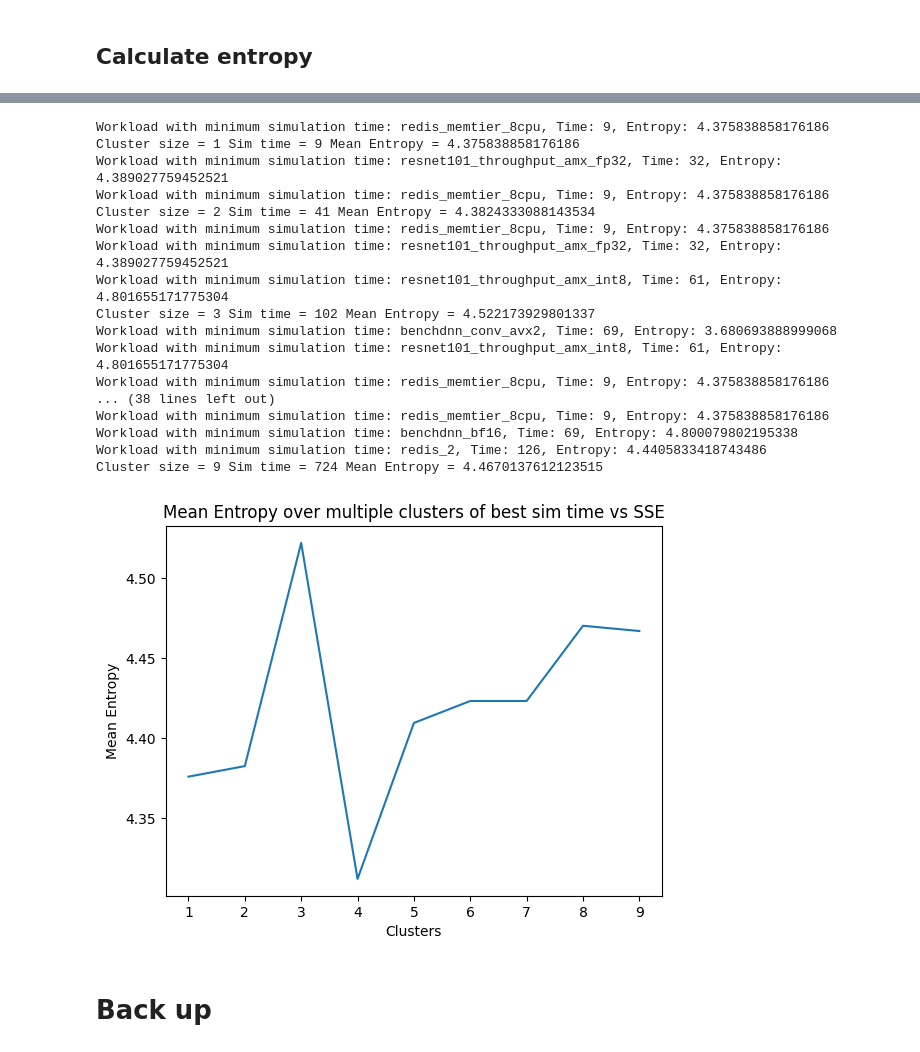
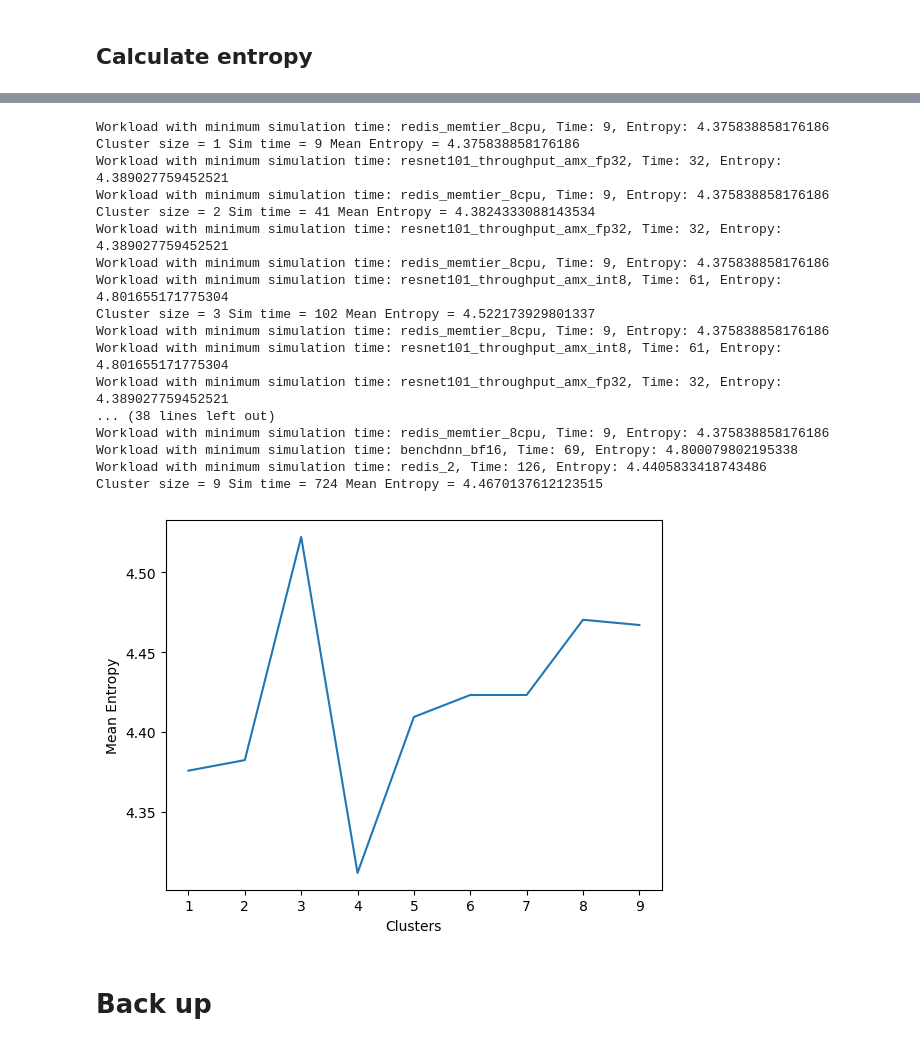
Before and after one commit to VictorRodriguez/doctorado, a Jupyter notebook: detector/main_pre_silicon-AI_DB.ipynb, the cells around one changed output, grey strips where cells are left out. Drawn from its saved outputs; the diff is of its cells as text; code cells hidden in the pictures.

```diff
--- a/detector/main_pre_silicon-AI_DB.ipynb
+++ b/detector/main_pre_silicon-AI_DB.ipynb
@@ -111,7 +111,10 @@ import matplotlib.pyplot as plt
 import numpy as np
 
 # Create subplots
-fig, (ax1, ax2) = plt.subplots(1, 2, figsize=(12, 6))
+#fig, (ax1, ax2) = plt.subplots(1, 2, figsize=(12, 6))
+
+# Create a single plot
+fig, ax1 = plt.subplots(figsize=(8, 6))
 
 # Scatter plot
 scatter = ax1.scatter(x=merged_df['principal component 1'], y=merged_df['principal component 2'], c=merged_df['Kind'], cmap='viridis')
@@ -126,17 +129,23 @@ for i, label in enumerate(merged_df['test_name']):
 
 ax1.set_xlabel("Principal Component 1")
 ax1.set_ylabel("Principal Component 2")
-ax1.set_title("Scatter Plot of Principal Components")
+#ax1.set_title("Scatter Plot of Principal Components")
 
 # Table
+#table_data = merged_df[['test_name']].copy()
+#table_data['ID'] = merged_df.index
+#table = ax2.table(cellText=table_data.values, colLabels=table_data.columns, loc='center')
+#table.auto_set_font_size(False)
+#table.set_fontsize(10)
+#table.scale(1.2, 1.2)
+#ax2.axis('off')
+#ax2.set_title("Table of Test Names and IDs")
+
+# Print table
 table_data = merged_df[['test_name']].copy()
 table_data['ID'] = merged_df.index
-table = ax2.table(cellText=table_data.values, colLabels=table_data.columns, loc='center')
-table.auto_set_font_size(False)
-table.set_fontsize(10)
-table.scale(1.2, 1.2)
-ax2.axis('off')
-ax2.set_title("Table of Test Names and IDs")
+print(table_data)
+
 
 # Show plot
 plt.show()
@@ -1016,10 +1040,25 @@ def calculate_probabilities(df):
     result = dict(zip(sorted_df['mnemonic'], probabilities))
     return result
 
+def calculate_pmf(df):
+    sorted_df = df.sort_values(by='count', ascending=False)
+    top_counts = sorted_df['count']
+    total_count = top_counts.sum()
+    probabilities = top_counts / total_count
+    result = dict(zip(sorted_df['mnemonic'], probabilities))
+    return result
+
+def calculate_total_pmf(df):
+    pmf_result = calculate_pmf(df)
+    total_pmf = sum(pmf_result.values())
+    return total_pmf
+
 def calculate_entropy(df):
     entropy_total = 0
     # Initialize an empty list to store entropy values
     prob = calculate_probabilities(df)
+    pmf = calculate_total_pmf(df)
+    print(f"PMF = {pmf}")
     for instruction, prob_value in prob.items():
         if prob_value > 0.0:
             entropy = prob_value * np.log2(prob_value)
@@ -1046,7 +1085,7 @@ print(df_entropy)
 # Plotting
 plt.figure(figsize=(10, 6))
 plt.barh(df_entropy['Test_Name'], df_entropy['Entropy'], color='skyblue')
-plt.title('Entropy for Each Test')
+#plt.title('Entropy for Each Test')
 plt.xlabel('Entropy')
 plt.ylabel('Test Name')
 plt.xticks(rotation=45)
@@ -1099,37 +1140,37 @@ for x in range(1,10):
         mean_entropy = total_entropy/x
         total_clusters_time += min_time
     mean_entropy_list.append(mean_entropy)
     print(f"Cluster size = {x} Sim time = {total_clusters_time} Mean Entropy = {mean_entropy}")
     total_clusters_time_v.append(total_clusters_time)
 
 
 # Plot the list
 # Define x-values starting from 1
 x_values = range(1, len(mean_entropy_list) + 1)
 # Plot the list with custom x-values
 plt.plot(x_values, mean_entropy_list)
 plt.xlabel('Clusters')
 plt.ylabel('Mean Entropy')
-plt.title('Mean Entropy over multiple clusters of best sim time vs SSE')
+#plt.title('Mean Entropy over multiple clusters of best sim time vs SSE')
 plt.show()
 # %% [output]
 Workload with minimum simulation time: redis_memtier_8cpu, Time: 9, Entropy: 4.375838858176186
 Cluster size = 1 Sim time = 9 Mean Entropy = 4.375838858176186
 Workload with minimum simulation time: resnet101_throughput_amx_fp32, Time: 32, Entropy: 4.389027759452521
 Workload with minimum simulation time: redis_memtier_8cpu, Time: 9, Entropy: 4.375838858176186
 Cluster size = 2 Sim time = 41 Mean Entropy = 4.3824333088143534
+Workload with minimum simulation time: resnet101_throughput_amx_fp32, Time: 32, Entropy: 4.389027759452521
 Workload with minimum simulation time: redis_memtier_8cpu, Time: 9, Entropy: 4.375838858176186
-Workload with minimum simulation time: resnet101_throughput_amx_fp32, Time: 32, Entropy: 4.389027759452521
 Workload with minimum simulation time: resnet101_throughput_amx_int8, Time: 61, Entropy: 4.801655171775304
 Cluster size = 3 Sim time = 102 Mean Entropy = 4.522173929801337
-Workload with minimum simulation time: benchdnn_conv_avx2, Time: 69, Entropy: 3.680693888999068
+Workload with minimum simulation time: redis_memtier_8cpu, Time: 9, Entropy: 4.375838858176186
 Workload with minimum simulation time: resnet101_throughput_amx_int8, Time: 61, Entropy: 4.801655171775304
-Workload with minimum simulation time: redis_memtier_8cpu, Time: 9, Entropy: 4.375838858176186
+Workload with minimum simulation time: resnet101_throughput_amx_fp32, Time: 32, Entropy: 4.389027759452521
 ... (38 lines left out)
 Workload with minimum simulation time: redis_memtier_8cpu, Time: 9, Entropy: 4.375838858176186
 Workload with minimum simulation time: benchdnn_bf16, Time: 69, Entropy: 4.800079802195338
 Workload with minimum simulation time: redis_2, Time: 126, Entropy: 4.4405833418743486
 Cluster size = 9 Sim time = 724 Mean Entropy = 4.4670137612123515
-[figure, old version]
+[figure, new version]
 # %% [markdown]
 # Back up
```
Also changed, not shown: parts of 12 cells of this notebook, 14 other files.
